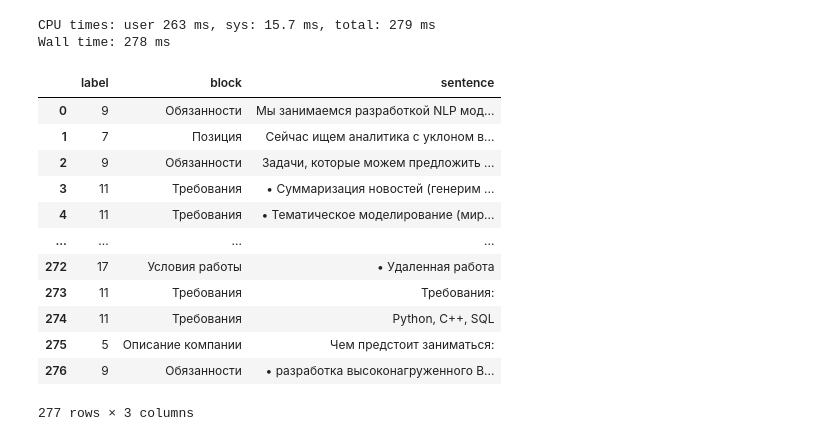
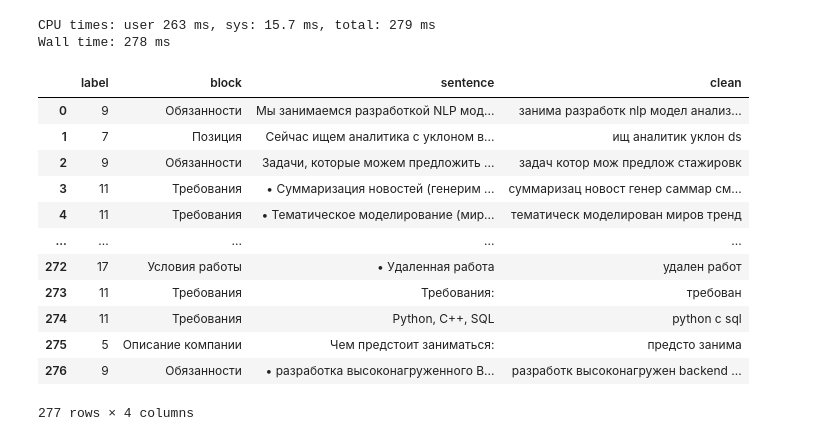
Before and after one commit to yarvod/pj-nlp, a Jupyter notebook: pj-nlp.ipynb, the cells around one changed output. Drawn from its saved outputs; the diff is of its cells as text; code cells hidden in the pictures.

Commit message:
add cleaned text to predicted result table

```diff
--- a/pj-nlp.ipynb
+++ b/pj-nlp.ipynb
@@ -321,20 +321,20 @@ Wall time: 278 ms
 pr_labels = clf_pipeline.predict(cleantext)
 # %%
 blocks = [MessageBlocks.MAP[pr_label] for pr_label in pr_labels]
-dfPredicted = pd.DataFrame({'label': pr_labels, 'block': blocks, 'sentence': testText})
+dfPredicted = pd.DataFrame({'label': pr_labels, 'block': blocks, 'sentence': testText, 'clean': cleantext})
 dfPredicted.to_csv('data/predicted.csv', index=False)
 dfPredicted
 # %% [output]
-|  | label | block | sentence |
-| 0 | 9 | Обязанности | Мы занимаемся разработкой NLP мод... |
-| 1 | 7 | Позиция | Сейчас ищем аналитика с уклоном в... |
-| 2 | 9 | Обязанности | Задачи, которые можем предложить ... |
-| 3 | 11 | Требования | • Суммаризация новостей (генерим ... |
-| 4 | 11 | Требования | • Тематическое моделирование (мир... |
-| ... | ... | ... | ... |
-| 272 | 17 | Условия работы | • Удаленная работа |
-| 273 | 11 | Требования | Требования: |
-| 274 | 11 | Требования | Python, C++, SQL |
-| 275 | 5 | Описание компании | Чем предстоит заниматься: |
-| 276 | 9 | Обязанности | • разработка высоконагруженного B... |
+|  | label | block | sentence | clean |
+| 0 | 9 | Обязанности | Мы занимаемся разработкой NLP мод... | занима разработк nlp модел анализ... |
+| 1 | 7 | Позиция | Сейчас ищем аналитика с уклоном в... | ищ аналитик уклон ds |
+| 2 | 9 | Обязанности | Задачи, которые можем предложить ... | задач котор мож предлож стажировк |
+| 3 | 11 | Требования | • Суммаризация новостей (генерим ... | суммаризац новост генер саммар см... |
+| 4 | 11 | Требования | • Тематическое моделирование (мир... | тематическ моделирован миров тренд |
+| ... | ... | ... | ... | ... |
+| 272 | 17 | Условия работы | • Удаленная работа | удален работ |
+| 273 | 11 | Требования | Требования: | требован |
+| 274 | 11 | Требования | Python, C++, SQL | python c sql |
+| 275 | 5 | Описание компании | Чем предстоит заниматься: | предсто занима |
+| 276 | 9 | Обязанности | • разработка высоконагруженного B... | разработк высоконагружен backend ... |
-277 rows × 3 columns
+277 rows × 4 columns
```
Also changed, not shown: 1 other file.
